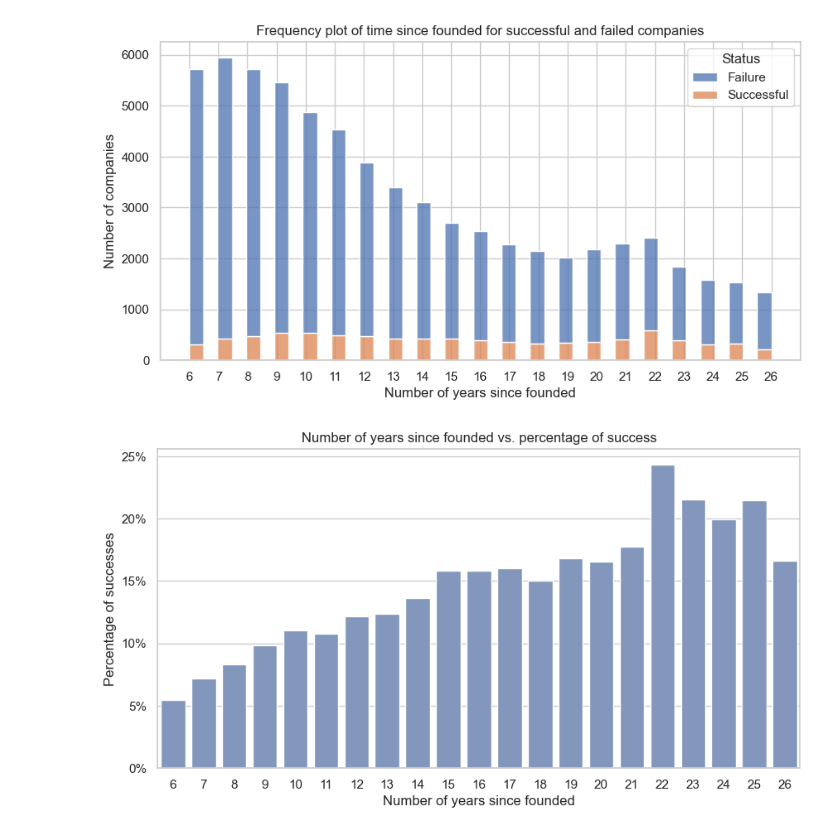
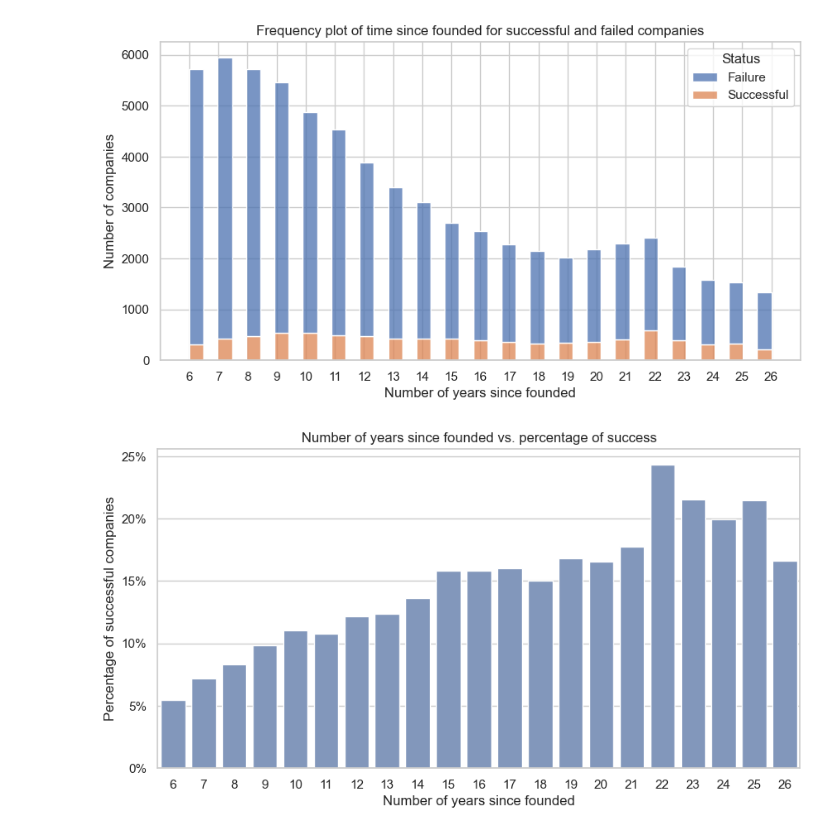
Before and after one commit to rodrigochaname/MachineLearning4VC, a Jupyter notebook: data_analysis.ipynb, the cells around one changed output. Cells and saved outputs as stored; diff of their text form; code cells hidden in the pictures.

```diff
--- a/data_analysis.ipynb
+++ b/data_analysis.ipynb
@@ -81,26 +91,25 @@ plt.show()
 # %% [output]
 [figure]
 # %%
-
 # Get proportions of success per year so we can plot
 temp = to_plot[['years_since_found','Status','org_uuid']].groupby(by=['years_since_found','Status'],).count()
 totals = temp.groupby(level=0).sum().reset_index().rename(columns={'org_uuid':'count_total'})
 success = temp.loc[(slice(None),'Successful'),:].reset_index().drop(columns='Status').rename(columns={'org_uuid':'count_succ'})
 to_plot = success.merge(totals,how='inner',on='years_since_found')
 to_plot['proportion_success'] = to_plot['count_succ'] / to_plot['count_total']
 
 # relative histogram
 fig, ax = plt.subplots(1,1, figsize=(10,5))
 
 ax = sns.barplot(x="years_since_found",y='proportion_success',data=to_plot,color=blue)
 
 ax.set_yticklabels(['0%', '5%', '10%', '15%', '20%', '25%'])
-ax.set_ylabel('Percentage of successes')
+ax.set_ylabel('Percentage of successful companies')
 ax.set_xlabel('Number of years since founded')
 ax.set_title('Number of years since founded vs. percentage of success')
 
 plt.show()
 # %% [output]
-[figure, old version]
+[figure, new version]
 # %%
 # Plot graphs for category groups
```
Also changed, not shown: parts of 13 cells of this notebook.
